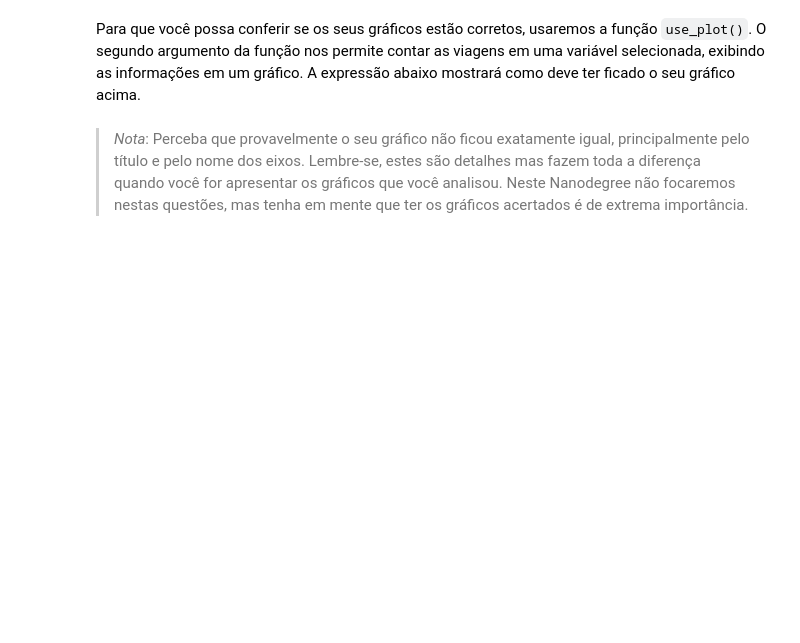
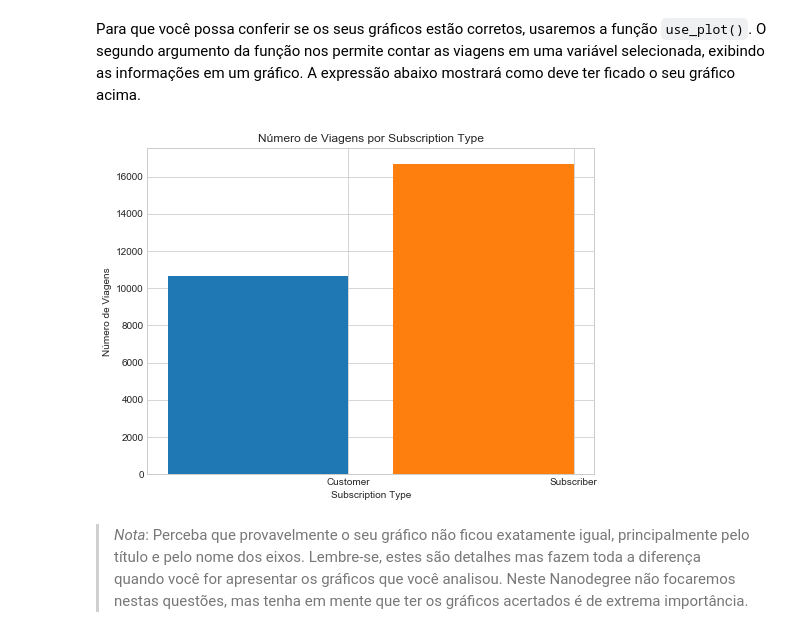
Before and after one commit to bertaglia/bikeshareanalysis, a Jupyter notebook: Analise_Bay_Area_Bike_Share-NDFDSI.ipynb, the cells around one changed output. Cells and saved outputs as stored; diff of their text form; code cells hidden in the pictures; blank space fills up the shorter version.

```diff
--- a/Analise_Bay_Area_Bike_Share-NDFDSI.ipynb
+++ b/Analise_Bay_Area_Bike_Share-NDFDSI.ipynb
@@ -338,8 +336,10 @@ plt.ylabel('Quantidade de Viagens');
 # %% [markdown]
 Para que você possa conferir se os seus gráficos estão corretos, usaremos a função `use_plot()`. O segundo argumento da função nos permite contar as viagens em uma variável selecionada, exibindo as informações em um gráfico. A expressão abaixo mostrará como deve ter ficado o seu gráfico acima.
 # %%
-# como o seu gráfico deve ficar. Descomente a linha abaixo caso queira rodar este comando
-#usage_plot(trip_data, 'subscription_type')
+#como o seu gráfico deve ficar. Descomente a linha abaixo caso queira rodar este comando
+usage_plot(trip_data, 'subscription_type')
+# %% [output]
+[figure, added]
 # %% [markdown]
 >*Nota*: Perceba que provavelmente o seu gráfico não ficou exatamente igual, principalmente pelo título e pelo nome dos eixos. Lembre-se, estes são detalhes mas fazem toda a diferença quando você for apresentar os gráficos que você analisou. Neste Nanodegree não focaremos nestas questões, mas tenha em mente que ter os gráficos acertados é de extrema importância.
 # %% [markdown]
```
Also changed, not shown: parts of 15 cells of this notebook.
